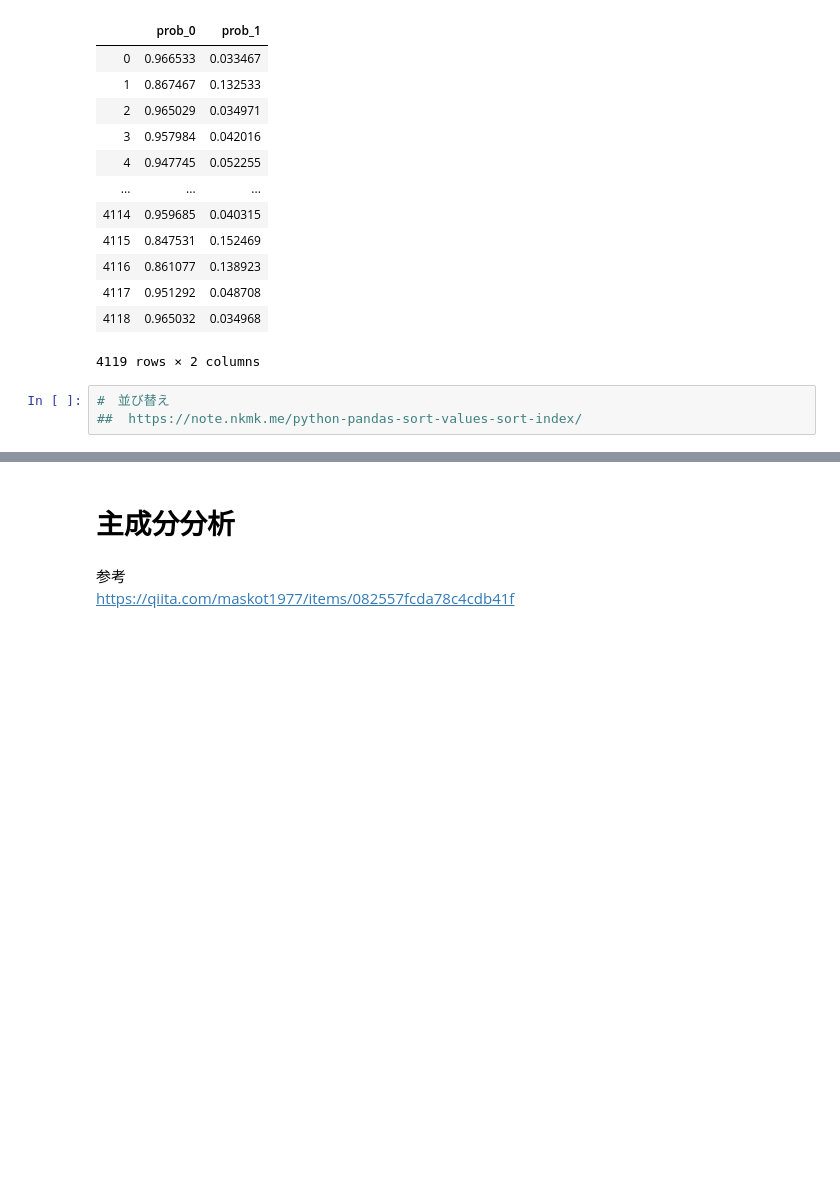
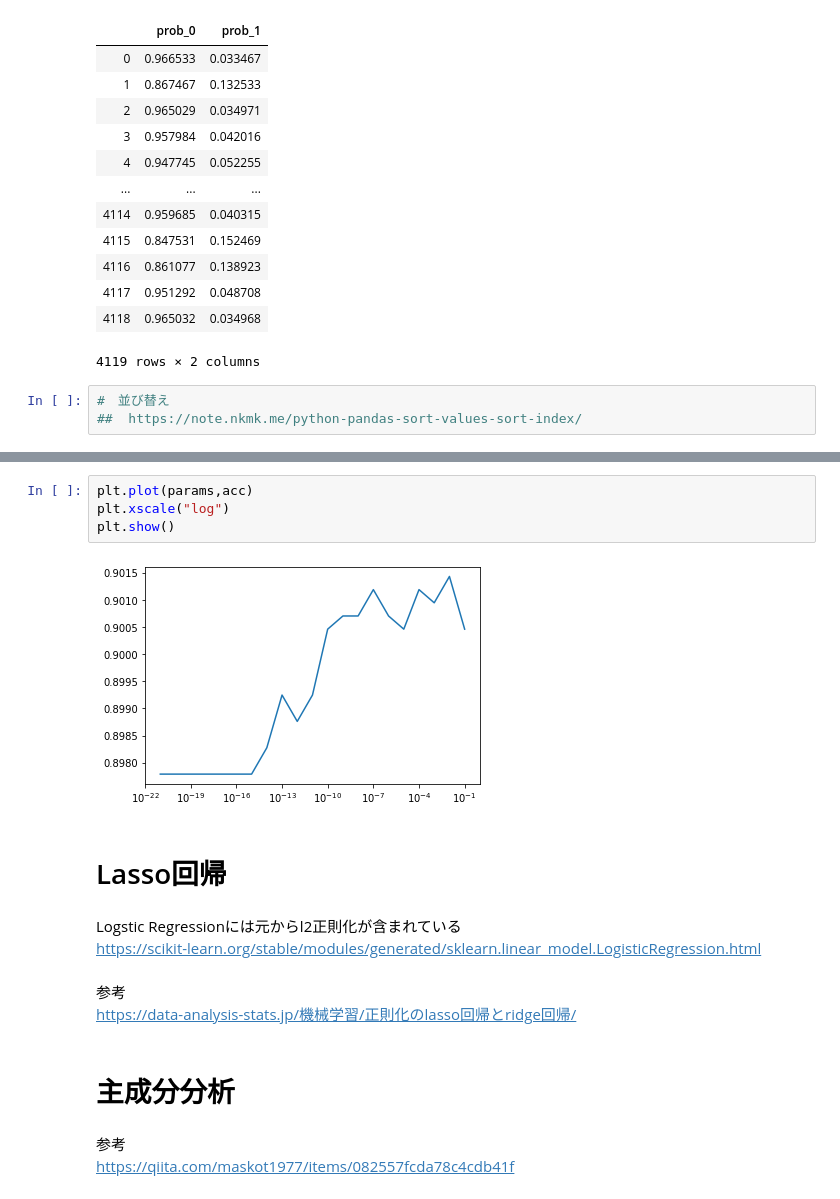
Before and after one commit to aratatokyo/bank-marketing-campaigns-trial, a Jupyter notebook: prac_bank.ipynb, the cells around one changed output, grey strips where cells are left out. Cells and saved outputs as stored; diff of their text form; blank space fills up the shorter version.

Commit message:
lasso

```diff
--- a/prac_bank.ipynb
+++ b/prac_bank.ipynb
@@ -201,3 +289,17 @@ test_x.sort_values('pred_score', ascending=False)
+# %%
+plt.plot(params,acc)
+plt.xscale("log")
+plt.show()
+# %% [output]
+[figure, added]
+# %% [markdown]
+# Lasso回帰
+# %% [markdown]
+Logstic Regressionには元からl2正則化が含まれている
+https://scikit-learn.org/stable/modules/generated/sklearn.linear_model.LogisticRegression.html
+# %% [markdown]
+参考
+https://data-analysis-stats.jp/機械学習/正則化のlasso回帰とridge回帰/
 # %% [markdown]
 # 主成分分析
 # %% [markdown]
```
Also changed, not shown: parts of 16 cells of this notebook.
